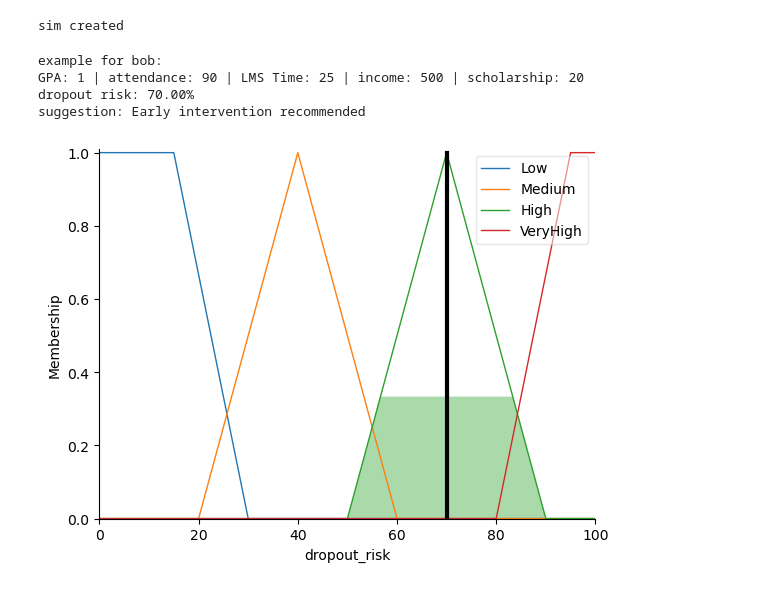
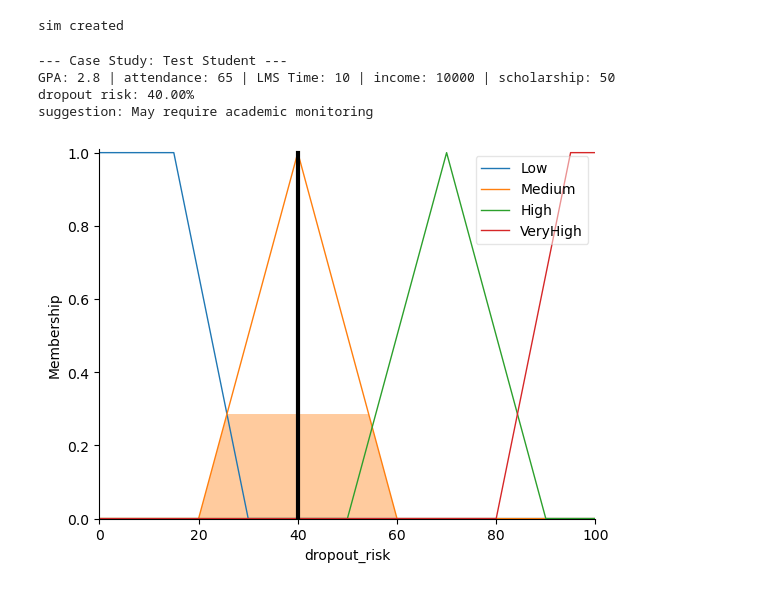
Before and after one commit to ShayneLim/Fuzzy_Inference_System_for_Dropout_Risk, a Jupyter notebook: FuzzyInferenceDropout.ipynb, the cells around one changed output. Saved outputs shown, nothing was run; the diff lists cells and outputs as text; code cells hidden in the pictures.

Commit message:
made minor adjiustments to rules

```diff
--- a/FuzzyInferenceDropout.ipynb
+++ b/FuzzyInferenceDropout.ipynb
@@ -75,22 +75,23 @@ rule1 = ctrl.Rule(performance['VeryPoor'] & attendance['VeryLow'], risk['VeryHig
 rule2 = ctrl.Rule(performance['Poor'] & attendance['VeryLow'], risk['VeryHigh'])
 rule3 = ctrl.Rule(performance['Poor'] & attendance['Low'], risk['High'])
 rule4 = ctrl.Rule(lms_time['Low'] & performance['Poor'], risk['High'])
-rule5 = ctrl.Rule(family_income['B40'] & scholarship['None'], risk['High']) #cant afford so dropout hope rule makes sens
+rule5 = ctrl.Rule(family_income['B40'] & scholarship['None'], risk['High'])
 
 #low risk rules
 rule6 = ctrl.Rule(performance['Good'] & attendance['High'] & lms_time['High'], risk['Low'])
-rule7 = ctrl.Rule(family_income['T20'], risk['Low']) #daddy got money send me sunway even tho dumb
+rule7 = ctrl.Rule(family_income['T20'], risk['Low'])
 rule8 = ctrl.Rule(scholarship['Full'], risk['Low'])
 rule9 = ctrl.Rule(performance['Average'] & attendance['High'] & scholarship['Partial'], risk['Low'])
 
 #medium risk / mixed rules
-rule10 = ctrl.Rule(performance['Poor'] & attendance['High'] & lms_time['High'], risk['Medium']) #skill issue
-rule11 = ctrl.Rule(performance['Good'] & attendance['Low'] & lms_time['Low'], risk['Medium']) #maybe relationship poblem
+rule10 = ctrl.Rule(performance['Poor'] & attendance['High'] & lms_time['High'], risk['Medium'])
+rule11 = ctrl.Rule(performance['Good'] & attendance['Low'] & lms_time['Low'], risk['Medium'])
 rule12 = ctrl.Rule(performance['Average'] & attendance['Medium'] & lms_time['Medium'], risk['Medium'])
 rule13 = ctrl.Rule(family_income['B40'] & scholarship['Full'], risk['Medium'])
 rule14 = ctrl.Rule(performance['Average'] & family_income['M40'] & scholarship['None'], risk['Medium'])
+rule15 = ctrl.Rule(performance['Average'] & family_income['M40'] & scholarship['Partial'], risk['Medium'])
 
-rules = [rule1, rule2, rule3, rule4, rule5, rule6, rule7, rule8, rule9, rule10, rule11, rule12, rule13, rule14]
+rules = [rule1, rule2, rule3, rule4, rule5, rule6, rule7, rule8, rule9, rule10, rule11, rule12, rule13, rule14, rule15]
 
 print("rules created")
 # %% [output]
@@ -106,52 +107,60 @@ sim created
 # %%
 #testing
 
-performance_input = 1 #when you wanna test just modify numbers here
-attendance_input = 90
-lms_time_input = 25
-family_income_input = 500
-scholarship_input = 20
+performance_input = 2.8 #when you wanna test just modify numbers here
+attendance_input = 65
+lms_time_input = 10
+family_income_input = 10000
+scholarship_input = 50
 
 LR_int = "Student is stable; no intervention needed"
 MR_int = "May require academic monitoring"
 HR_int = "Early intervention recommended"
 VHR_int = "Immediate counselling necessary"
 
 def interpretation(risk_score):
     intp = ''
     if 0 <= risk_score <= 30:
         intp = LR_int
     elif 30 < risk_score <= 60:
         intp = MR_int
     elif 60 < risk_score <= 80:
         intp = HR_int
     else:
         intp = VHR_int
 
     return intp
 
 risk_sim.input['performance'] = performance_input
 risk_sim.input['attendance'] = attendance_input
 risk_sim.input['lms_time'] = lms_time_input
 risk_sim.input['family_income'] = family_income_input
 risk_sim.input['scholarship'] = scholarship_input
 
 #compute
-risk_sim.compute()
+try:
+    risk_sim.compute()
 
-dropoutRisk = risk_sim.output['dropout_risk']
+    dropoutRisk = risk_sim.output['dropout_risk']
 
-#print crisp output
-print(f"example for bob:")
-print(f"GPA: {performance_input} | attendance: {attendance_input} | LMS Time: {lms_time_input} | income: {family_income_input} | scholarship: {scholarship_input}")
-print(f"dropout risk: {risk_sim.output['dropout_risk']:.2f}%")
-print(f"suggestion: {interpretation(dropoutRisk)}")
+    #print crisp output
+    print(f"\n--- Case Study: Test Student ---")
+    print(f"GPA: {performance_input} | attendance: {attendance_input} | LMS Time: {lms_time_input} | income: {family_income_input} | scholarship: {scholarship_input}")
+    print(f"dropout risk: {risk_sim.output['dropout_risk']:.2f}%")
+    print(f"suggestion: {interpretation(dropoutRisk)}")
 
-#view defuzzification results
-risk.view(sim=risk_sim)
+    #view defuzzification results
+    risk.view(sim=risk_sim)
+
+except KeyError:
+    # This happens if no rules are fired for the given inputs
+    print(f"\n--- Case Study: Test Student ---")
+    print(f"Inputs: Performance: {performance_input} | Attendance: {attendance_input}% | LMS Time: {lms_input} | Income: {income_input} | Scholarship: {scholarship_input}%")
+    print("\n*** ERROR: No rules were fired for this input combination. ***")
+    print("The system could not determine a dropout risk. Please check the rule base for 'holes'.")
 # %% [output]
-example for bob:
-GPA: 1 | attendance: 90 | LMS Time: 25 | income: 500 | scholarship: 20
-dropout risk: 70.00%
-suggestion: Early intervention recommended
+--- Case Study: Test Student ---
+GPA: 2.8 | attendance: 65 | LMS Time: 10 | income: 10000 | scholarship: 50
+dropout risk: 40.00%
+suggestion: May require academic monitoring
-[figure, old version]
+[figure, new version]
```
